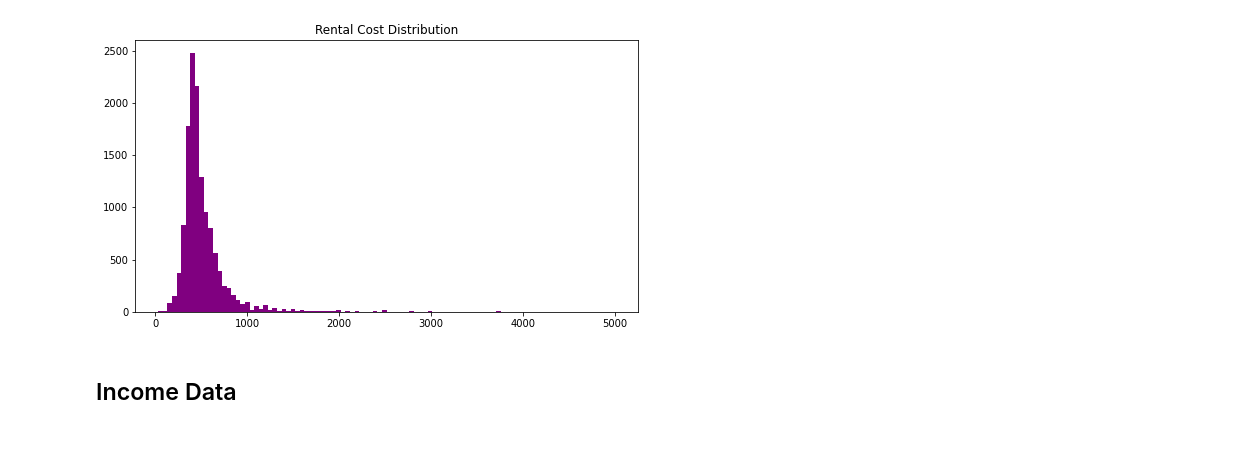
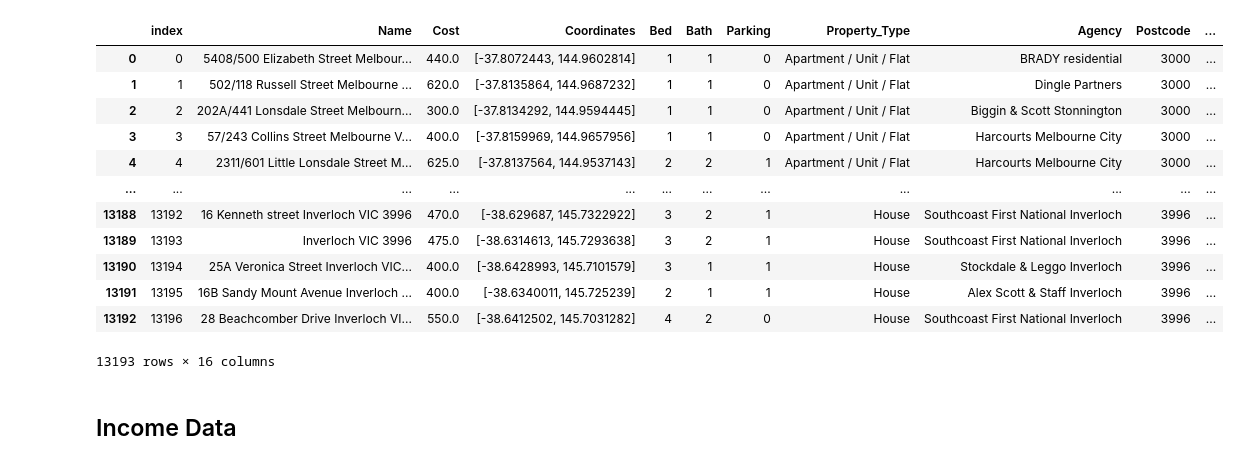
Before and after one commit to MAST30034-Applied-Data-Science/generic-real-estate-consulting-project-group-42, a Jupyter notebook: notebooks/analysis_properties.ipynb, the cells around one changed output. Cells and saved outputs as stored; diff of their text form; code cells hidden in the pictures.

```diff
--- a/notebooks/analysis_properties.ipynb
+++ b/notebooks/analysis_properties.ipynb
@@ -21,14 +20,5 @@ distances = distances.drop(['cbd_distance', 'station_distance'], axis=1)
 # %%
 properties['Postcode'] = properties['Postcode'].astype(str)
-# %%
-# Rental Cost Distribution
-plt.figure(figsize = (9, 5))
-plt.title('Rental Cost Distribution')
-plt.hist(properties['Cost'], bins=100, color='purple')
-plt.savefig('../plots/cost_distribution.jpg')
-plt.show()
-# %% [output]
-[figure, removed]
 # %%
 mapping['POSTCODE'] = mapping['POSTCODE'].astype(str)
 # %%
@@ -41,3 +29,19 @@ properties = properties.merge(distances, on='Name')
+# %%
+properties
+# %% [output]
+|  | index | Name | Cost | Coordinates | Bed | Bath | Parking | Property_Type | Agency | Postcode | ... |
+| 0 | 0 | 5408/500 Elizabeth Street Melbour... | 440.0 | [-37.8072443, 144.9602814] | 1 | 1 | 0 | Apartment / Unit / Flat | BRADY residential | 3000 | ... |
+| 1 | 1 | 502/118 Russell Street Melbourne ... | 620.0 | [-37.8135864, 144.9687232] | 1 | 1 | 0 | Apartment / Unit / Flat | Dingle Partners | 3000 | ... |
+| 2 | 2 | 202A/441 Lonsdale Street Melbourn... | 300.0 | [-37.8134292, 144.9594445] | 1 | 1 | 0 | Apartment / Unit / Flat | Biggin & Scott Stonnington | 3000 | ... |
+| 3 | 3 | 57/243 Collins Street Melbourne V... | 400.0 | [-37.8159969, 144.9657956] | 1 | 1 | 0 | Apartment / Unit / Flat | Harcourts Melbourne City | 3000 | ... |
+| 4 | 4 | 2311/601 Little Lonsdale Street M... | 625.0 | [-37.8137564, 144.9537143] | 2 | 2 | 1 | Apartment / Unit / Flat | Harcourts Melbourne City | 3000 | ... |
+| ... | ... | ... | ... | ... | ... | ... | ... | ... | ... | ... | ... |
+| 13188 | 13192 | 16 Kenneth street Inverloch VIC 3996 | 470.0 | [-38.629687, 145.7322922] | 3 | 2 | 1 | House | Southcoast First National Inverloch | 3996 | ... |
+| 13189 | 13193 | Inverloch VIC 3996 | 475.0 | [-38.6314613, 145.7293638] | 3 | 2 | 1 | House | Southcoast First National Inverloch | 3996 | ... |
+| 13190 | 13194 | 25A Veronica Street Inverloch VIC... | 400.0 | [-38.6428993, 145.7101579] | 3 | 1 | 1 | House | Stockdale & Leggo Inverloch | 3996 | ... |
+| 13191 | 13195 | 16B Sandy Mount Avenue Inverloch ... | 400.0 | [-38.6340011, 145.725239] | 2 | 1 | 1 | House | Alex Scott & Staff Inverloch | 3996 | ... |
+| 13192 | 13196 | 28 Beachcomber Drive Inverloch VI... | 550.0 | [-38.6412502, 145.7031282] | 4 | 2 | 0 | House | Southcoast First National Inverloch | 3996 | ... |
+13193 rows × 16 columns
 # %% [markdown]
 ## Income Data
 # %%
```
Also changed, not shown: parts of 11 cells of this notebook, 5 other files.
